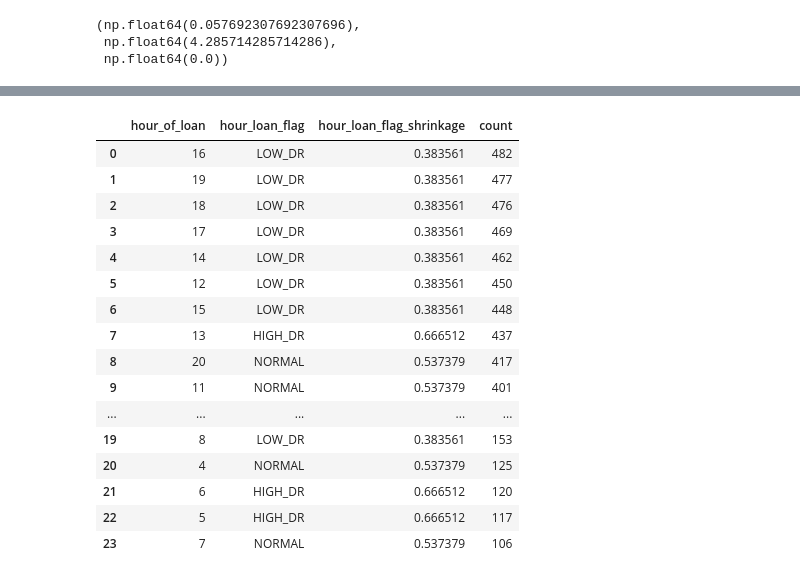
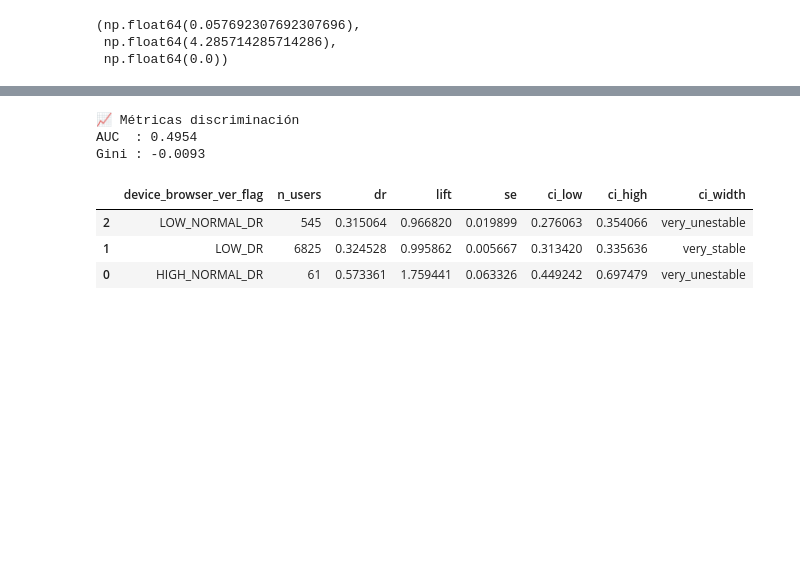
Before and after one commit to cgomez-QB/Fraud-Model, a Jupyter notebook: src/first_exploration/exploratory_data_analysis.ipynb, the cells around one changed output, grey strips where cells are left out. Drawn from its saved outputs; the diff is of its cells as text; code cells hidden in the pictures; blank space fills up the shorter version.

```diff
--- a/src/first_exploration/exploratory_data_analysis.ipynb
+++ b/src/first_exploration/exploratory_data_analysis.ipynb
@@ -4779,7 +4801,7 @@ lst_col_train = [
 'ip_asn_flag_shrinkage', # Lista
 # 'os_family_shrinkage', # Lista
 'digital_presence_score', # Lista
-'breaches_count_email', # Lista (sin cambios)
+#  'breaches_count_email', # Lista (sin cambios)
 # 'breaches_count_phone', # Lista (sin cambios)
 'tramo_platforms_comercial_shrinkage', # Lista
 # 'has_amazon',# Lista
@@ -4837,7 +4859,7 @@ lst_col_train = [
 
 # 'is_apple_realy', # No cambia la precision pero aparentemente añade estabilidad al modelo
 # 'browser_fam_ver_flag_shrinkage',
-'device_browser_ver_flag_shrinkage',# Lista
+# 'device_browser_ver_flag_shrinkage',# Lista
 # 'os_fam_ver_flag_shrinkage', # Parece que eliminarla quita 0.5 puntos de precision
 
 'geo_consistency_score', # Lista
@@ -4851,7 +4873,8 @@ lst_col_train = [
 'tramo_n_categorias_distintas_shrinkage', # Lista
 
 # 'salary_existe',
-'n_chargebacks', # Lista
+# 'n_chargebacks', # Lista n_chargebacks_ratio
+'n_chargebacks_ratio',
 # 'fastloans_existe',
 # 'fastloans_n_entidades_distintas',
 'tramo_fastloans_n_entidades_distintas_shrinkage', # Lista
@@ -6637,6 +6663,53 @@ bizzum_vars(n_bizzums, n_categorias_distintas, gambling_por_mes, total_transacci
 (np.float64(0.057692307692307696),
  np.float64(4.285714285714286),
  np.float64(0.0))
+# %%
+df_data['browser_version_norm'] = df_data['browser_version'].apply(lambda x: str(x)[0])
+df_data
 # %%
-df_data[[ 'hour_of_loan','hour_loan_flag','hour_loan_flag_shrinkage']].value_counts().reset_index()
+# df_data['device_browser_ver'] = df_data['device'].astype(str) + " " +  df_data['browser_family'].astype(str) + " " + df_data['browser_version_norm'].astype(str)
+df_data['device_browser_ver'] = df_data['browser_family'].astype(str) + " " + df_data['browser_version_norm'].astype(str)
+
+df_browser = (
+    df_data
+    .groupby("device_browser_ver")
+    .agg(
+        n_users=("dr", "count"),
+        dr_ip=("dr", "mean")
+    )
+    .reset_index()
+)
+
+p_global = df_data["dr90"].mean()
+
+df_browser["z_prop"] = (
+    (df_browser["dr_ip"] - p_global) /
+    np.sqrt(p_global * (1 - p_global) / df_browser["n_users"])
+)
+
+
+k = 2
+
+df_browser["upper"] = (
+    p_global + k * np.sqrt(p_global * (1 - p_global) / df_browser["n_users"])
+)
+
+df_browser["lower"] = (
+    p_global - k * np.sqrt(p_global * (1 - p_global) / df_browser["n_users"])
+)
+
+df_browser["device_browser_ver_flag"] = np.where(
+    df_browser["dr_ip"] > df_browser["upper"], "HIGH_DR",
+    np.where(df_browser["dr_ip"] < df_browser["lower"], "LOW_DR",
+        np.where(df_browser["dr_ip"] <p_global, 'LOW_NORMAL_DR', 'HIGH_NORMAL_DR'))
+)
+
+df_data = df_data.drop(columns=["device_browser_ver_flag"], errors="ignore")
+
+df_data = df_data.merge(df_browser[["device_browser_ver", "device_browser_ver_flag"]], on ="device_browser_ver", how='left')
+
+df_data = shrinkage(df_data, "device_browser_ver_flag", "dr90")
+
+result = full_analysis_by_var(df_data, "device_browser_ver_flag", "dr90", ' ', calculate_gini=True)
+result['lift_table']
 # %% [output]
@@ -6643,17 +6723,7 @@ df_data[[ 'hour_of_loan','hour_loan_flag','hour_loan_flag_shrinkage']].value_cou
+📈 Métricas discriminación
+AUC  : 0.4954
+Gini : -0.0093
-|  | hour_of_loan | hour_loan_flag | hour_loan_flag_shrinkage | count |
-| 0 | 16 | LOW_DR | 0.383561 | 482 |
-| 1 | 19 | LOW_DR | 0.383561 | 477 |
-| 2 | 18 | LOW_DR | 0.383561 | 476 |
-| 3 | 17 | LOW_DR | 0.383561 | 469 |
-| 4 | 14 | LOW_DR | 0.383561 | 462 |
-| 5 | 12 | LOW_DR | 0.383561 | 450 |
-| 6 | 15 | LOW_DR | 0.383561 | 448 |
-| 7 | 13 | HIGH_DR | 0.666512 | 437 |
-| 8 | 20 | NORMAL | 0.537379 | 417 |
-| 9 | 11 | NORMAL | 0.537379 | 401 |
-| ... | ... | ... | ... | ... |
-| 19 | 8 | LOW_DR | 0.383561 | 153 |
-| 20 | 4 | NORMAL | 0.537379 | 125 |
-| 21 | 6 | HIGH_DR | 0.666512 | 120 |
-| 22 | 5 | HIGH_DR | 0.666512 | 117 |
-| 23 | 7 | NORMAL | 0.537379 | 106 |
+|  | device_browser_ver_flag | n_users | dr | lift | se | ci_low | ci_high | ci_width |
+| 2 | LOW_NORMAL_DR | 545 | 0.315064 | 0.966820 | 0.019899 | 0.276063 | 0.354066 | very_unestable |
+| 1 | LOW_DR | 6825 | 0.324528 | 0.995862 | 0.005667 | 0.313420 | 0.335636 | very_stable |
+| 0 | HIGH_NORMAL_DR | 61 | 0.573361 | 1.759441 | 0.063326 | 0.449242 | 0.697479 | very_unestable |
```
Also changed, not shown: parts of 12 cells of this notebook, 6 other files.
